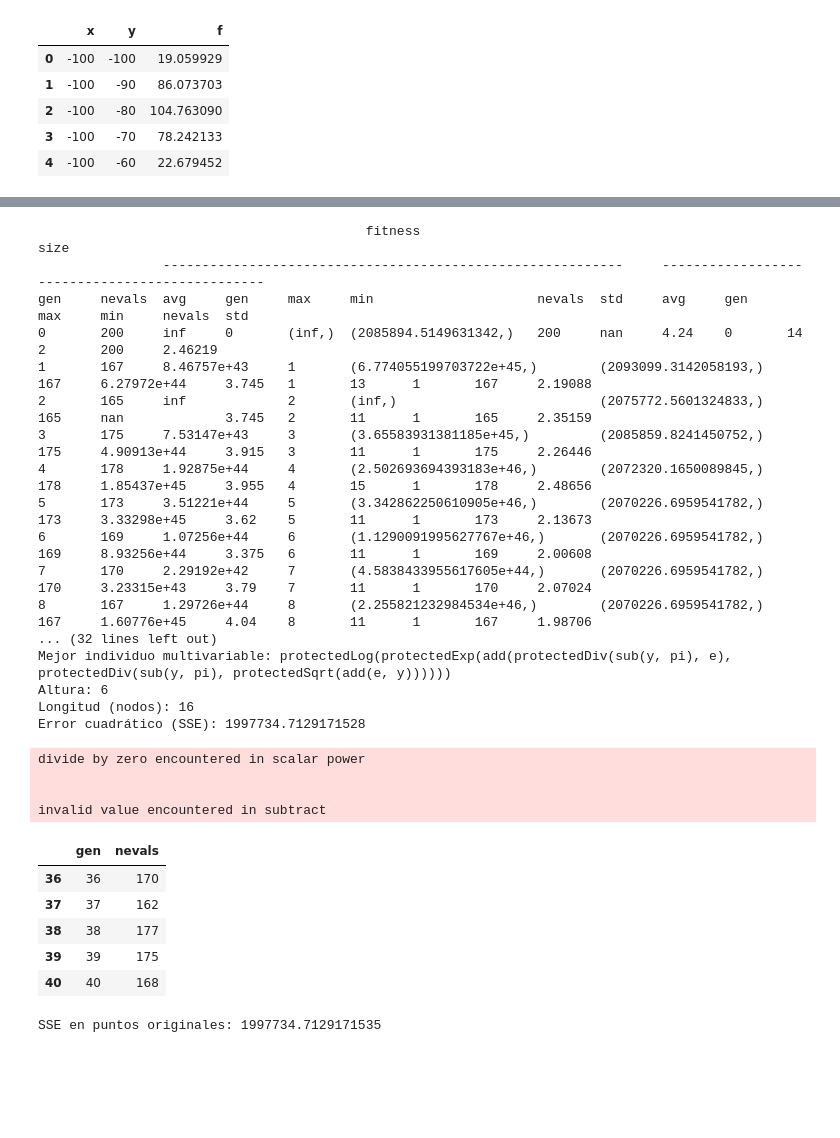
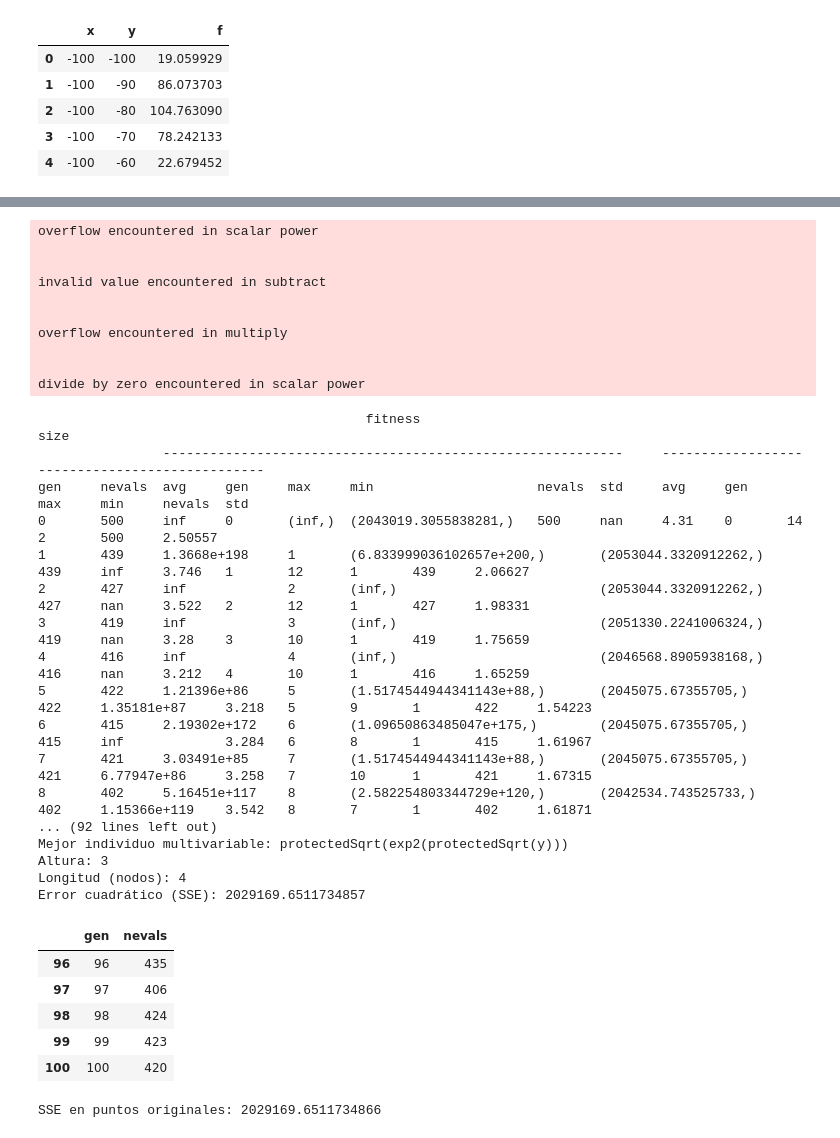
Before and after one commit to roicort/PCIC, a Jupyter notebook: Genetics/GeneticProgramming/Tarea 4.ipynb, the cells around one changed output, grey strips where cells are left out. Saved outputs shown, nothing was run; the diff lists cells and outputs as text; code cells hidden in the pictures; blank space fills up the shorter version.

```diff
--- a/Genetics/GeneticProgramming/Tarea 4.ipynb
+++ b/Genetics/GeneticProgramming/Tarea 4.ipynb
@@ -537,65 +526,70 @@ divide by zero encountered in scalar power
 # %%
 # Ejecutar evolución (multivariable) con estadísticas de fitness y tamaño
-POP_SIZE = 200
-N_GEN = 40
+POP_SIZE = 500
+N_GEN = 100
 CXPB = 0.8
 MUTPB = 0.2
 random.seed(42)
 
-hof = tools.HallOfFame(1)
+hof = tools.HallOfFame(3)
 
 stats_fit2 = tools.Statistics(lambda ind: ind.fitness.values)
 stats_size2 = tools.Statistics(len)
 mstats2 = tools.MultiStatistics(fitness=stats_fit2, size=stats_size2)
 mstats2.register("avg", np.mean)
 mstats2.register("std", np.std)
 mstats2.register("min", min)
 mstats2.register("max", max)
 
 pop2 = toolbox_sym2.population(n=POP_SIZE)
 
 pop2, log2 = algorithms.eaSimple(pop2, toolbox_sym2, cxpb=CXPB, mutpb=MUTPB, ngen=N_GEN,
                                  stats=mstats2, halloffame=hof, verbose=True)
 
 best2 = hof[0]
 print("Mejor individuo multivariable:", best2)
 print("Altura:", best2.height)
 print("Longitud (nodos):", len(best2))
 print("Error cuadrático (SSE):", best2.fitness.values[0])
 
 log2_df = pd.DataFrame(log2)
 log2_df.tail()
 # %% [output]
-                                          fitness                                                     size
-                -----------------------------------------------------------     -----------------------------------------------
-gen     nevals  avg     gen     max     min                     nevals  std     avg     gen     max     min     nevals  std
-0       200     inf     0       (inf,)  (2085894.5149631342,)   200     nan     4.24    0       14      2       200     2.46219
-1       167     8.46757e+43     1       (6.774055199703722e+45,)        (2093099.3142058193,)   167     6.27972e+44     3.745   1       13      1       167     2.19088
-2       165     inf             2       (inf,)                          (2075772.5601324833,)   165     nan             3.745   2       11      1       165     2.35159
-3       175     7.53147e+43     3       (3.65583931381185e+45,)         (2085859.8241450752,)   175     4.90913e+44     3.915   3       11      1       175     2.26446
-4       178     1.92875e+44     4       (2.502693694393183e+46,)        (2072320.1650089845,)   178     1.85437e+45     3.955   4       15      1       178     2.48656
-5       173     3.51221e+44     5       (3.342862250610905e+46,)        (2070226.6959541782,)   173     3.33298e+45     3.62    5       11      1       173     2.13673
-6       169     1.07256e+44     6       (1.1290091995627767e+46,)       (2070226.6959541782,)   169     8.93256e+44     3.375   6       11      1       169     2.00608
-7       170     2.29192e+42     7       (4.5838433955617605e+44,)       (2070226.6959541782,)   170     3.23315e+43     3.79    7       11      1       170     2.07024
-8       167     1.29726e+44     8       (2.255821232984534e+46,)        (2070226.6959541782,)   167     1.60776e+45     4.04    8       11      1       167     1.98706
-... (32 lines left out)
-Mejor individuo multivariable: protectedLog(protectedExp(add(protectedDiv(sub(y, pi), e), protectedDiv(sub(y, pi), protectedSqrt(add(e, y))))))
-Altura: 6
-Longitud (nodos): 16
-Error cuadrático (SSE): 1997734.7129171528
+overflow encountered in scalar power
+
+
+invalid value encountered in subtract
+
+
+overflow encountered in multiply
+
+
+divide by zero encountered in scalar power
-divide by zero encountered in scalar power
-
-
-invalid value encountered in subtract
+                                          fitness                                                     size
+                -----------------------------------------------------------     -----------------------------------------------
+gen     nevals  avg     gen     max     min                     nevals  std     avg     gen     max     min     nevals  std
+0       500     inf     0       (inf,)  (2043019.3055838281,)   500     nan     4.31    0       14      2       500     2.50557
+1       439     1.3668e+198     1       (6.833999036102657e+200,)       (2053044.3320912262,)   439     inf     3.746   1       12      1       439     2.06627
+2       427     inf             2       (inf,)                          (2053044.3320912262,)   427     nan     3.522   2       12      1       427     1.98331
+3       419     inf             3       (inf,)                          (2051330.2241006324,)   419     nan     3.28    3       10      1       419     1.75659
+4       416     inf             4       (inf,)                          (2046568.8905938168,)   416     nan     3.212   4       10      1       416     1.65259
+5       422     1.21396e+86     5       (1.5174544944341143e+88,)       (2045075.67355705,)     422     1.35181e+87     3.218   5       9       1       422     1.54223
+6       415     2.19302e+172    6       (1.09650863485047e+175,)        (2045075.67355705,)     415     inf             3.284   6       8       1       415     1.61967
+7       421     3.03491e+85     7       (1.5174544944341143e+88,)       (2045075.67355705,)     421     6.77947e+86     3.258   7       10      1       421     1.67315
+8       402     5.16451e+117    8       (2.582254803344729e+120,)       (2042534.743525733,)    402     1.15366e+119    3.542   8       7       1       402     1.61871
+... (92 lines left out)
+Mejor individuo multivariable: protectedSqrt(exp2(protectedSqrt(y)))
+Altura: 3
+Longitud (nodos): 4
+Error cuadrático (SSE): 2029169.6511734857
 |  | gen | nevals |
-| 36 | 36 | 170 |
-| 37 | 37 | 162 |
-| 38 | 38 | 177 |
-| 39 | 39 | 175 |
-| 40 | 40 | 168 |
+| 96 | 96 | 435 |
+| 97 | 97 | 406 |
+| 98 | 98 | 424 |
+| 99 | 99 | 423 |
+| 100 | 100 | 420 |
 # %%
-# Plot 3D: puntos reales y superficie de la función simbólica encontrada (best2)
-# Requiere que best2 y toolbox_sym2 existan (generados en celdas previas)
+# Plot 3D
 
 func_best2 = toolbox_sym2.compile(expr=best2)
 
@@ -603,12 +597,10 @@ func_best2 = toolbox_sym2.compile(expr=best2)
 x_data = symreg['x'].values
 y_data = symreg['y'].values
 z_true = symreg['f'].values
-
-# Predicciones en los puntos originales (para comparar)
 z_pred_pts = [func_best2(xd, yd) for xd, yd in zip(x_data, y_data)]
 
 # Crear una malla para superficie
-nx, ny = 40, 40  # resolución de la superficie
+nx, ny = 50, 50
 x_lin = np.linspace(x_data.min(), x_data.max(), nx)
 y_lin = np.linspace(y_data.min(), y_data.max(), ny)
 Xg, Yg = np.meshgrid(x_lin, y_lin)
@@ -625,12 +617,12 @@ fig3d = go.Figure()
 # Superficie del modelo
 fig3d.add_trace(go.Surface(x=Xg, y=Yg, z=Zg, colorscale='Viridis', opacity=0.7, name='Modelo'))
 
-# Puntos reales (valor verdadero)
+# Puntos reales de la tabla
 fig3d.add_trace(go.Scatter3d(x=x_data, y=y_data, z=z_true,
                             mode='markers', name='Datos reales',
                             marker=dict(size=4, color='red')))
 
-# (Opcional) Puntos predichos (si se desea comparar directamente)
+# Puntos predichos
 fig3d.add_trace(go.Scatter3d(x=x_data, y=y_data, z=z_pred_pts,
                             mode='markers', name='Predicción puntos',
                             marker=dict(size=3, color='blue', symbol='circle')))
@@ -640,8 +632,8 @@ fig3d.update_layout(title=f'Regresión simbólica: {str(best2)}',
                     legend=dict(x=0.02, y=0.98))
 fig3d.show()
 
-# Métrica simple de ajuste en los puntos originales
+# Squared Sum Error (SSE) en los puntos originales
 sse_pts = float(sum((zp - zt)**2 for zp, zt in zip(z_pred_pts, z_true)))
 print('SSE en puntos originales:', sse_pts)
 # %% [output]
-SSE en puntos originales: 1997734.7129171535
+SSE en puntos originales: 2029169.6511734866
```
Also changed, not shown: parts of 17 cells of this notebook, 2 other files.
